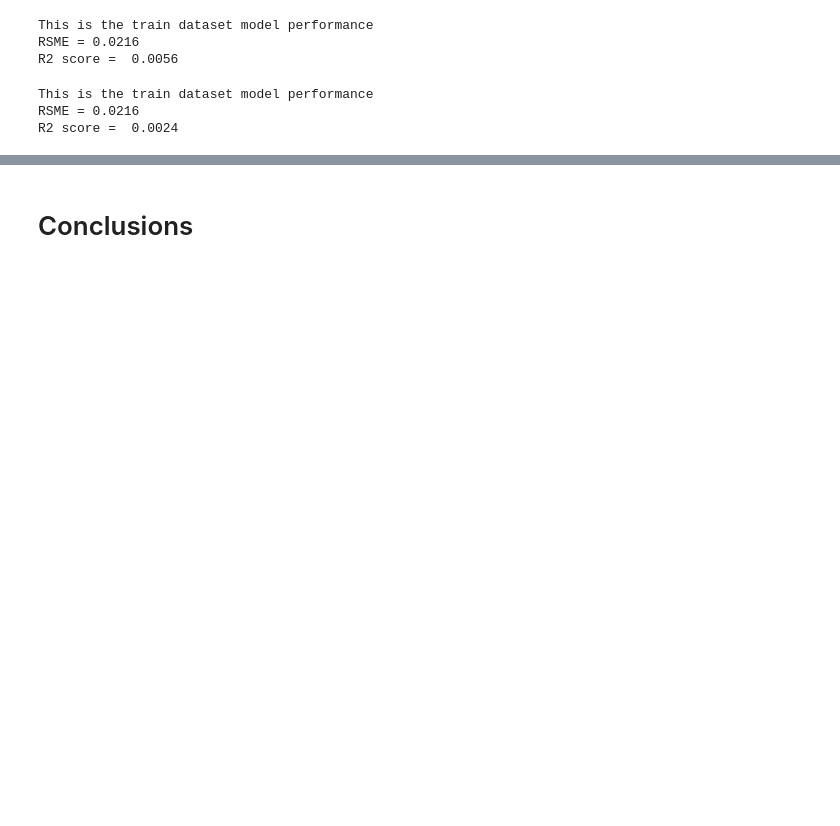
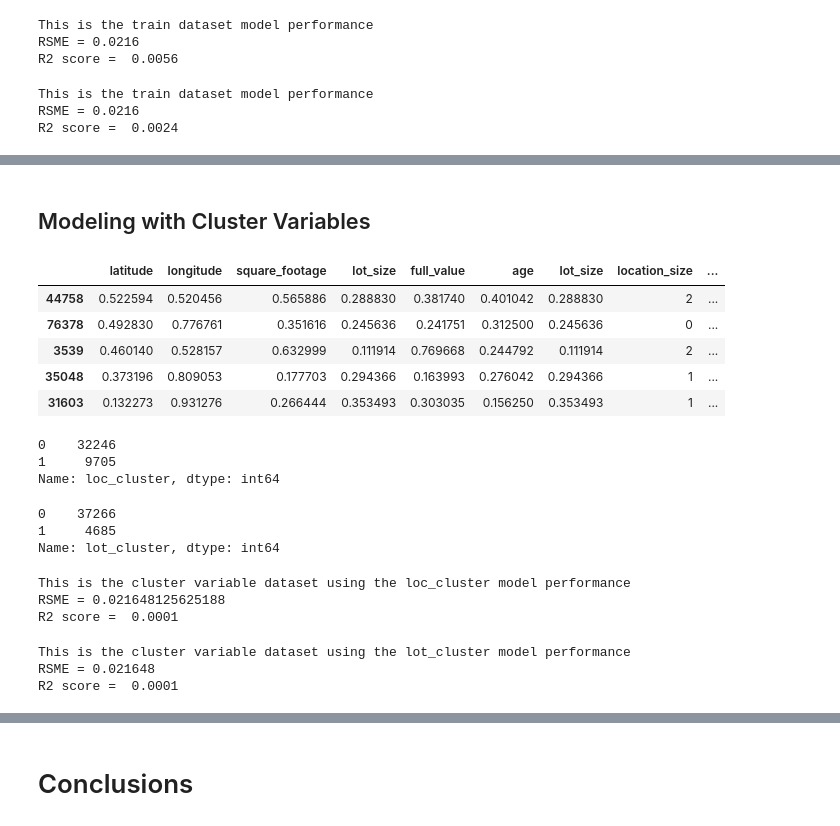
Before and after one commit to clustering-for-log-error/clustering-for-log-error, a Jupyter notebook: clustering_for_log_error_final.ipynb, the cells around one changed output, grey strips where cells are left out. Saved outputs shown, nothing was run; the diff lists cells and outputs as text; code cells hidden in the pictures; blank space fills up the shorter version.

```diff
--- a/clustering_for_log_error_final.ipynb
+++ b/clustering_for_log_error_final.ipynb
@@ -549,0 +578,2 @@ predictions
+# %% [markdown]
+## Modeling with Cluster Variables
@@ -549,0 +588,63 @@ predictions
+# %%
+X_train_scaled.head()
+# %% [output]
+|  | latitude | longitude | square_footage | lot_size | full_value | age | lot_size | location_size | ... |
+| 44758 | 0.522594 | 0.520456 | 0.565886 | 0.288830 | 0.381740 | 0.401042 | 0.288830 | 2 | ... |
+| 76378 | 0.492830 | 0.776761 | 0.351616 | 0.245636 | 0.241751 | 0.312500 | 0.245636 | 0 | ... |
+| 3539 | 0.460140 | 0.528157 | 0.632999 | 0.111914 | 0.769668 | 0.244792 | 0.111914 | 2 | ... |
+| 35048 | 0.373196 | 0.809053 | 0.177703 | 0.294366 | 0.163993 | 0.276042 | 0.294366 | 1 | ... |
+| 31603 | 0.132273 | 0.931276 | 0.266444 | 0.353493 | 0.303035 | 0.156250 | 0.353493 | 1 | ... |
+# %%
+X_train_scaled.loc_cluster.value_counts()
+# %% [output]
+0    32246
+1     9705
+Name: loc_cluster, dtype: int64
+# %%
+X_train_scaled.lot_cluster.value_counts()
+# %% [output]
+0    37266
+1     4685
+Name: lot_cluster, dtype: int64
+# %%
+# run the models against the clusters
+
+# create decision tree regressor
+X_train = X_train_scaled[['loc_cluster']]
+y_train = train_scaled[['logerror']]
+
+regressor = DecisionTreeRegressor(max_depth = 8, random_state=121)
+regressor.fit(X_train, y_train)
+y_pred = regressor.predict(X_train)
+
+rmse_dt_train_loc = np.sqrt(mean_squared_error(y_train, y_pred))
+r2_dt_train_loc = r2_score(y_train, y_pred)
+
+predictions['rsme_dt_loc'] = ('{:.4f}'.format(rmse_dt_train_loc))
+print('This is the cluster variable dataset using the loc_cluster model performance')
+print(f'RSME = {rmse_dt_train_loc:.15f}')
+print(f'R2 score =  {r2_dt_train_loc:.4f}')
+# %% [output]
+This is the cluster variable dataset using the loc_cluster model performance
+RSME = 0.021648125625188
+R2 score =  0.0001
+# %%
+# create decision tree regressor
+X_train = X_train_scaled[['lot_cluster']]
+y_train = train_scaled[['logerror']]
+
+regressor = DecisionTreeRegressor(max_depth = 8, random_state=121)
+regressor.fit(X_train, y_train)
+y_pred = regressor.predict(X_train)
+
+rmse_dt_train_lot = np.sqrt(mean_squared_error(y_train, y_pred))
+r2_dt_train_lot = r2_score(y_train, y_pred)
+
+predictions['rsme_dt_lot'] = ('{:.4f}'.format(rmse_dt_train_lot))
+print('This is the cluster variable dataset using the lot_cluster model performance')
+print(f'RSME = {rmse_dt_train_lot:5f}')
+print(f'R2 score =  {r2_dt_train_lot:.4f}')
+# %% [output]
+This is the cluster variable dataset using the lot_cluster model performance
+RSME = 0.021648
+R2 score =  0.0001
```
Also changed, not shown: parts of 20 cells of this notebook.
